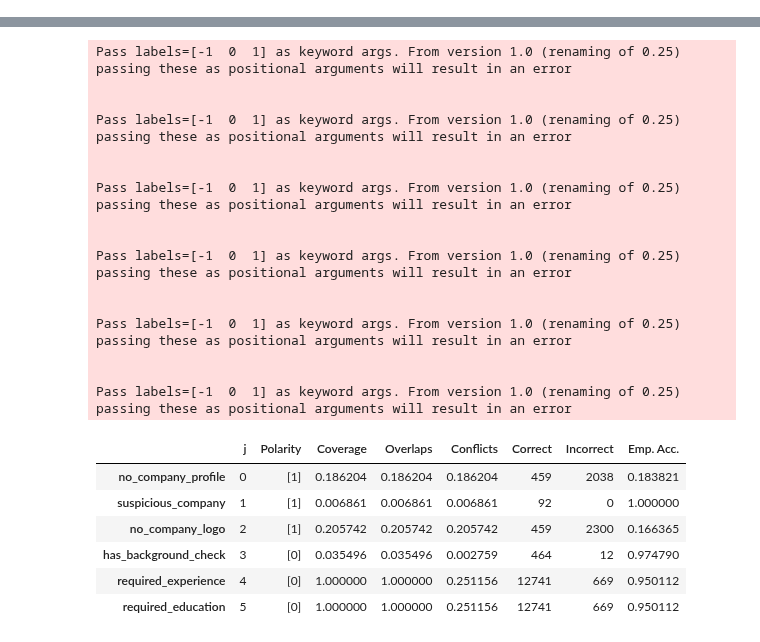
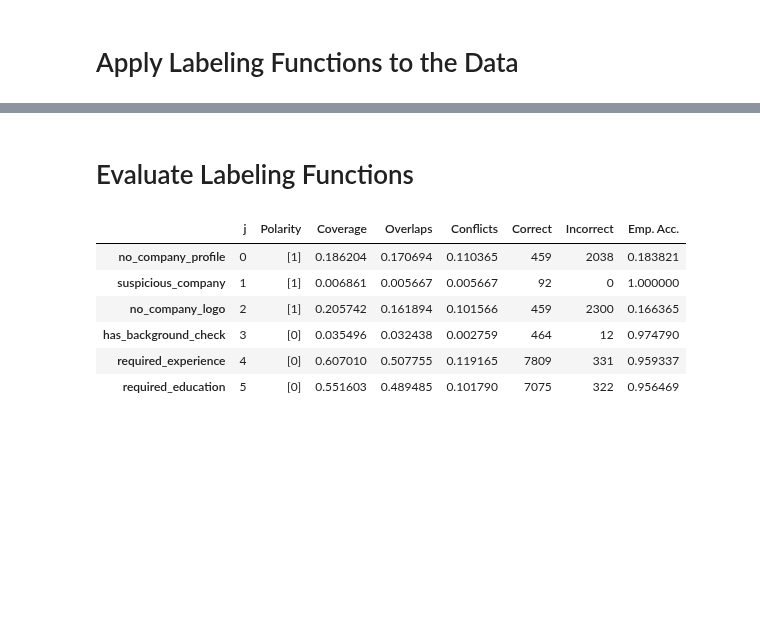
Before and after one commit to khuyentran1401/Data-science, a Jupyter notebook: feature_engineering/snorkel_example/labeling.ipynb, the cells around one changed output, grey strips where cells are left out. Cells and saved outputs as stored; diff of their text form; code cells hidden in the pictures; blank space fills up the shorter version.

Commit message:
edit snorkel example

```diff
--- a/feature_engineering/snorkel_example/labeling.ipynb
+++ b/feature_engineering/snorkel_example/labeling.ipynb
@@ -5,7 +7,11 @@ import pandas as pd
 # %% [output]
 [interactive output not drawn]
 # %%
-train_df = pd.read_pickle("train_fake_jobs.pkl")
-test_df = pd.read_pickle("test_fake_jobs.pkl")
+train_df = pd.read_pickle(
+    "https://github.com/khuyentran1401/Data-science/blob/master/feature_engineering/snorkel_example/train_fake_jobs.pkl?raw=true"
+)
+test_df = pd.read_pickle(
+    "https://github.com/khuyentran1401/Data-science/blob/master/feature_engineering/snorkel_example/test_fake_jobs.pkl?raw=true"
+)
 # %% [output]
 [interactive output not drawn]
@@ -63,3 +29,11 @@ REAL = 0
 ABSTAIN = -1
 # %% [output]
 [interactive output not drawn]
+# %%
+FAKE_COMPANIES = [
+    "Aker Solutions",
+    "Aptitude Staffing Solutions",
+    "Gary Cartwright",
+    "Edison International and Refined Resources",
+    "Le Meridien",
+]
@@ -187,9 +96,0 @@ def test_suspicious_company(test_input, expected):
-# %%
-%%ipytest -qq
-
-test = [(0, FAKE), (1, ABSTAIN)]
-
-@pytest.mark.parametrize("test_input, expected", test)
-def no_company_logo(test_input, expected):
-    input_df = pd.DataFrame({'has_company_logo': [test_input]})
-    assert no_company_logo(input_df.iloc[0]) == expected
@@ -226,2 +97,4 @@ LFAnalysis(L=L_train, lfs=lfs).lf_summary(train_df.fraudulent.values)
+# %% [markdown]
+# Apply Labeling Functions to the Data
 # %%
 lfs = [
@@ -238,30 +110,16 @@ applier = PandasLFApplier(lfs=lfs)
 L_train = applier.apply(df=train_df)
 # %% [output]
 [interactive output not drawn]
+# %% [markdown]
+# Evaluate Labeling Functions
 # %%
-LFAnalysis(L=L_train, lfs=lfs).lf_summary(train_df.fraudulent.values)
+LFAnalysis(L=L_train, lfs=lfs).lf_summary(Y=train_df.fraudulent.values)
 # %% [output]
-Pass labels=[-1  0  1] as keyword args. From version 1.0 (renaming of 0.25) passing these as positional arguments will result in an error
-
-
-Pass labels=[-1  0  1] as keyword args. From version 1.0 (renaming of 0.25) passing these as positional arguments will result in an error
-
-
-Pass labels=[-1  0  1] as keyword args. From version 1.0 (renaming of 0.25) passing these as positional arguments will result in an error
-
-
-Pass labels=[-1  0  1] as keyword args. From version 1.0 (renaming of 0.25) passing these as positional arguments will result in an error
-
-
-Pass labels=[-1  0  1] as keyword args. From version 1.0 (renaming of 0.25) passing these as positional arguments will result in an error
-
-
-Pass labels=[-1  0  1] as keyword args. From version 1.0 (renaming of 0.25) passing these as positional arguments will result in an error
 |  | j | Polarity | Coverage | Overlaps | Conflicts | Correct | Incorrect | Emp. Acc. |
-| no_company_profile | 0 | [1] | 0.186204 | 0.186204 | 0.186204 | 459 | 2038 | 0.183821 |
-| suspicious_company | 1 | [1] | 0.006861 | 0.006861 | 0.006861 | 92 | 0 | 1.000000 |
-| no_company_logo | 2 | [1] | 0.205742 | 0.205742 | 0.205742 | 459 | 2300 | 0.166365 |
-| has_background_check | 3 | [0] | 0.035496 | 0.035496 | 0.002759 | 464 | 12 | 0.974790 |
-| required_experience | 4 | [0] | 1.000000 | 1.000000 | 0.251156 | 12741 | 669 | 0.950112 |
-| required_education | 5 | [0] | 1.000000 | 1.000000 | 0.251156 | 12741 | 669 | 0.950112 |
+| no_company_profile | 0 | [1] | 0.186204 | 0.170694 | 0.110365 | 459 | 2038 | 0.183821 |
+| suspicious_company | 1 | [1] | 0.006861 | 0.005667 | 0.005667 | 92 | 0 | 1.000000 |
+| no_company_logo | 2 | [1] | 0.205742 | 0.161894 | 0.101566 | 459 | 2300 | 0.166365 |
+| has_background_check | 3 | [0] | 0.035496 | 0.032438 | 0.002759 | 464 | 12 | 0.974790 |
+| required_experience | 4 | [0] | 0.607010 | 0.507755 | 0.119165 | 7809 | 331 | 0.959337 |
+| required_education | 5 | [0] | 0.551603 | 0.489485 | 0.101790 | 7075 | 322 | 0.956469 |
 [interactive output not drawn]
```
Also changed, not shown: parts of 22 cells of this notebook, 2 other files.
